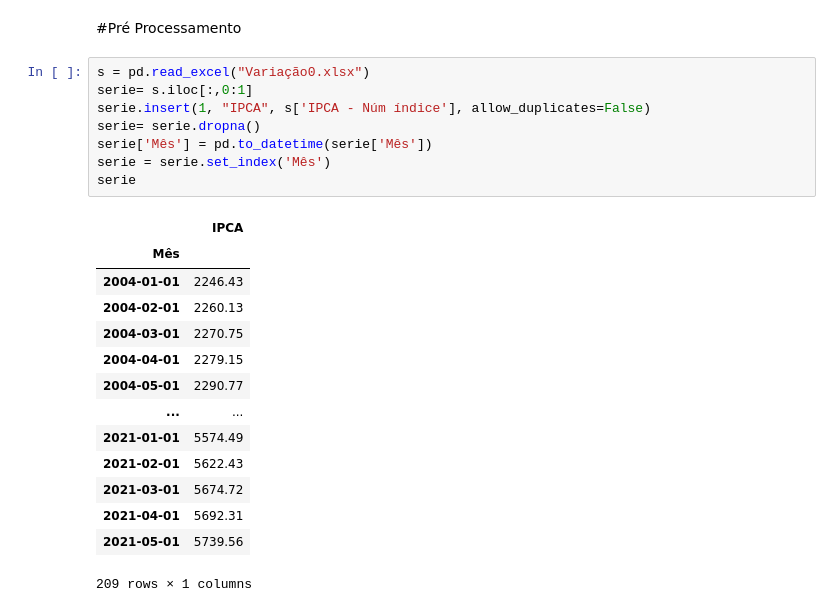
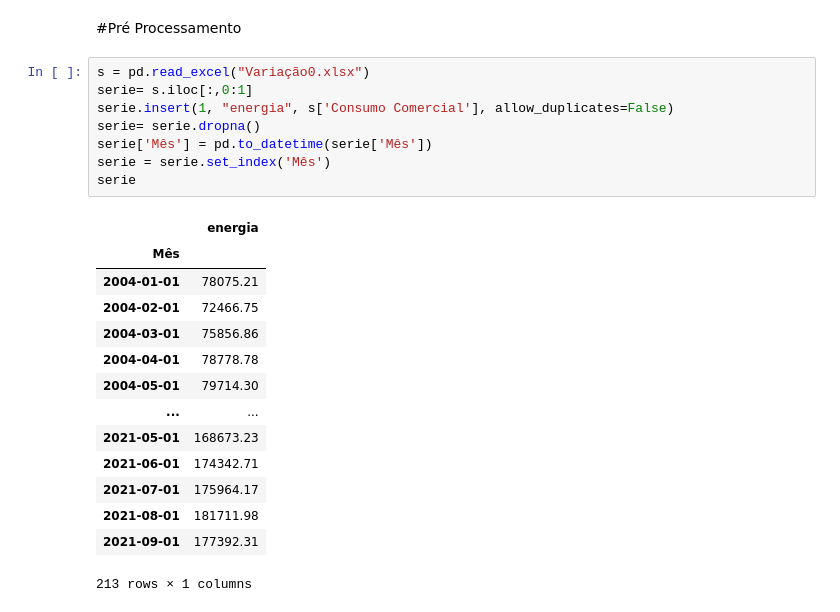
Before and after one commit to nicolycosta/RedesNeurais-SeriesTemporais, a Jupyter notebook: RNIPCA.ipynb, the cells around one changed output. Drawn from its saved outputs; the diff is of its cells as text.

```diff
--- a/RNIPCA.ipynb
+++ b/RNIPCA.ipynb
@@ -13,23 +13,23 @@ import matplotlib.pyplot as plt
 # %%
 s = pd.read_excel("Variação0.xlsx")
 serie= s.iloc[:,0:1]
-serie.insert(1, "IPCA", s['IPCA - Núm índice'], allow_duplicates=False)
+serie.insert(1, "energia", s['Consumo Comercial'], allow_duplicates=False)
 serie= serie.dropna()
 serie['Mês'] = pd.to_datetime(serie['Mês'])
 serie = serie.set_index('Mês')
 serie
 # %% [output]
-|  | IPCA |
+|  | energia |
 | Mês |  |
-| 2004-01-01 | 2246.43 |
-| 2004-02-01 | 2260.13 |
-| 2004-03-01 | 2270.75 |
-| 2004-04-01 | 2279.15 |
-| 2004-05-01 | 2290.77 |
+| 2004-01-01 | 78075.21 |
+| 2004-02-01 | 72466.75 |
+| 2004-03-01 | 75856.86 |
+| 2004-04-01 | 78778.78 |
+| 2004-05-01 | 79714.30 |
 | ... | ... |
-| 2021-01-01 | 5574.49 |
-| 2021-02-01 | 5622.43 |
-| 2021-03-01 | 5674.72 |
-| 2021-04-01 | 5692.31 |
-| 2021-05-01 | 5739.56 |
+| 2021-05-01 | 168673.23 |
+| 2021-06-01 | 174342.71 |
+| 2021-07-01 | 175964.17 |
+| 2021-08-01 | 181711.98 |
+| 2021-09-01 | 177392.31 |
-209 rows × 1 columns
+213 rows × 1 columns
```
Also changed, not shown: parts of 2 cells of this notebook.
